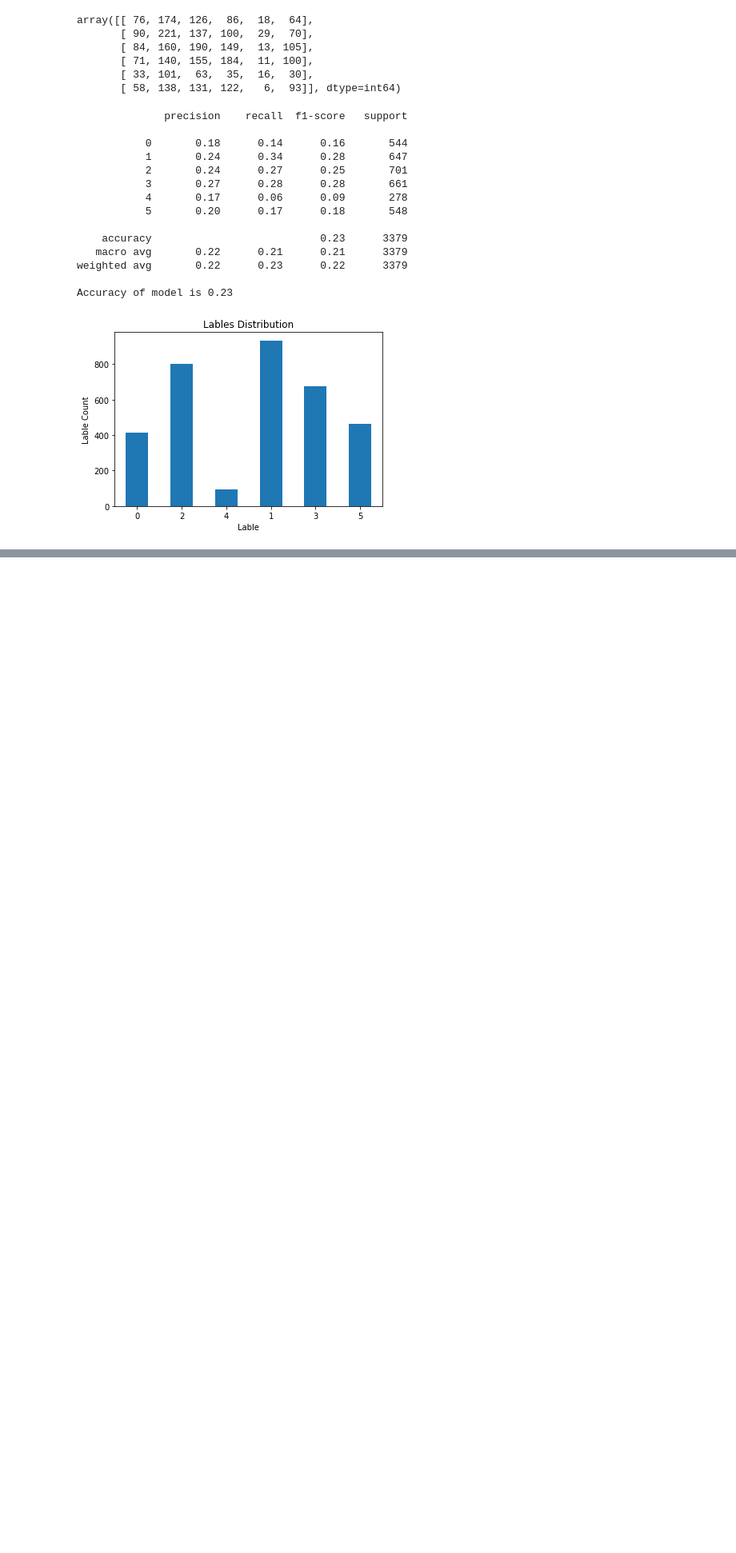
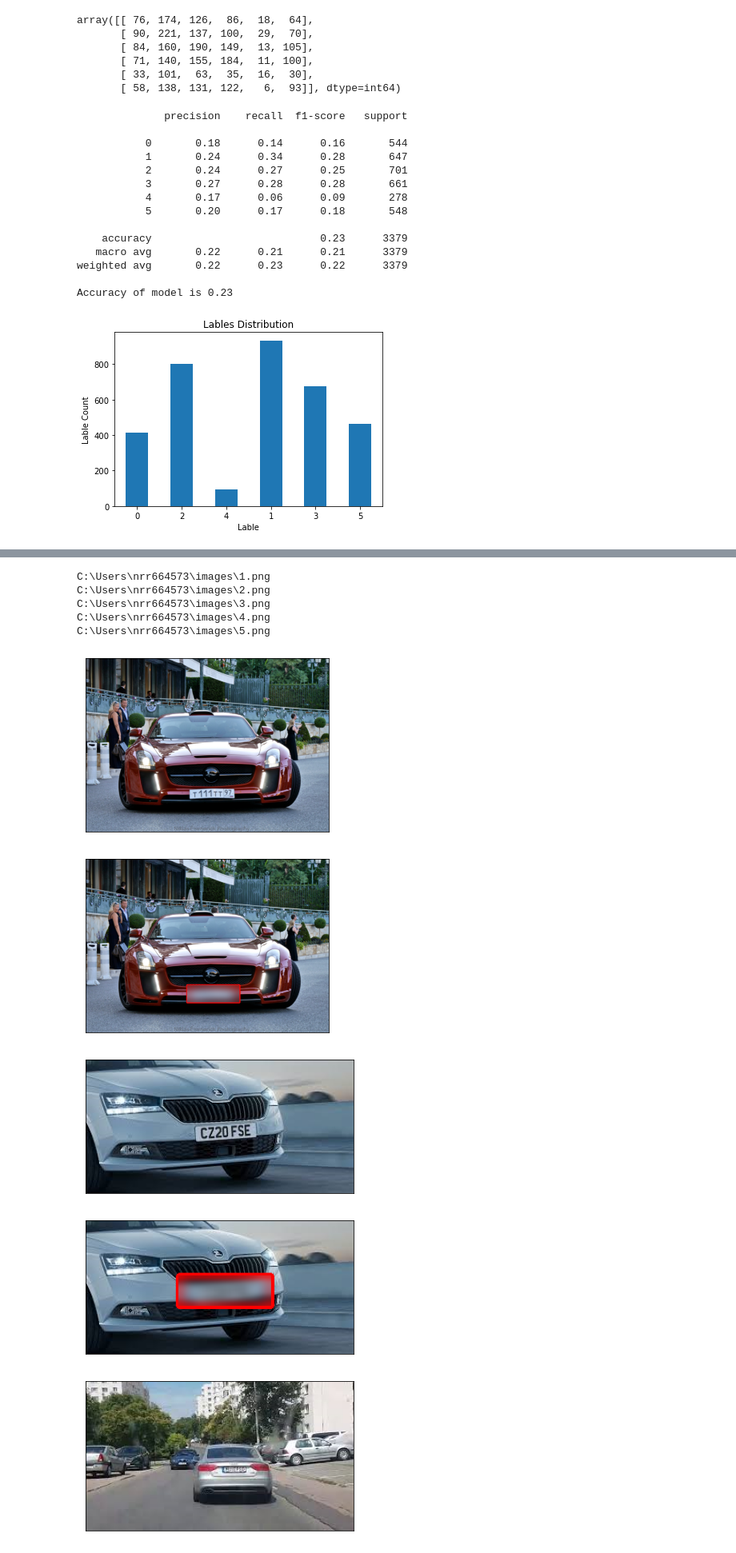
Before and after one commit to bhushan318/Maersk, a Jupyter notebook: Maersk.ipynb, the cells around one changed output, grey strips where cells are left out. Shown at 80% size. Saved outputs shown, nothing was run; the diff lists cells and outputs as text; code cells hidden in the pictures; blank space fills up the shorter version.

```diff
--- a/Maersk.ipynb
+++ b/Maersk.ipynb
@@ -297,0 +374,44 @@ ml
+# %%
+for image in os.listdir('./images'):
+    print(os.getcwd()+ "\images" + str('\ ').strip()+ image)
+# %% [output]
+C:\Users\nrr664573\images\1.png
+C:\Users\nrr664573\images\2.png
+C:\Users\nrr664573\images\3.png
+C:\Users\nrr664573\images\4.png
+C:\Users\nrr664573\images\5.png
+# %%
+for image in os.listdir('./images'):
+#     print(os.getcwd()+ "\images" + str('\ ').strip()+ image)
+    carplate_img = cv2.imread(os.getcwd()+ "\images" + str('\ ').strip()+ image)
+    carplate_img_rgb = cv2.cvtColor(carplate_img, cv2.COLOR_BGR2RGB)
+    plt.imshow(carplate_img_rgb)
+    # Import Haar Cascade XML file for Russian car plate numbers
+    carplate_haar_cascade = cv2.CascadeClassifier('./haar_cascades/haarcascade_russian_plate_number.xml')
+    plt.xticks([])
+    plt.yticks([])
+    plt.show()
+
+
+    carplate_overlay = carplate_img_rgb.copy()
+    carplate_rects = carplate_haar_cascade.detectMultiScale(carplate_overlay,scaleFactor=1.1, minNeighbors=3)
+    for x,y,w,h in carplate_rects:
+        cv2.rectangle(carplate_overlay, (x,y), (x+w,y+h), (255,0,0), 5)
+    h, w = carplate_overlay.shape[:2]
+    kernel_width = (w // 7) | 1
+    kernel_height = (h // 7) | 1
+    start_x, start_y, end_x, end_y = carplate_rects[0][0],carplate_rects[0][1], carplate_rects[0][0]+carplate_rects[0][2],carplate_rects[0][1]+carplate_rects[0][3]
+
+    face = carplate_overlay[start_y: end_y, start_x: end_x]
+    face = cv2.GaussianBlur(face, (kernel_width, kernel_height), 0)
+    carplate_overlay[start_y: end_y, start_x: end_x] = face
+    plt.imshow(carplate_overlay)
+    plt.xticks([])
+    plt.yticks([])
+    plt.show()
+# %% [output]
+[figure, added]
+[figure, added]
+[figure, added]
+[figure, added]
+[figure, added]
```
Also changed, not shown: parts of 13 cells of this notebook.
